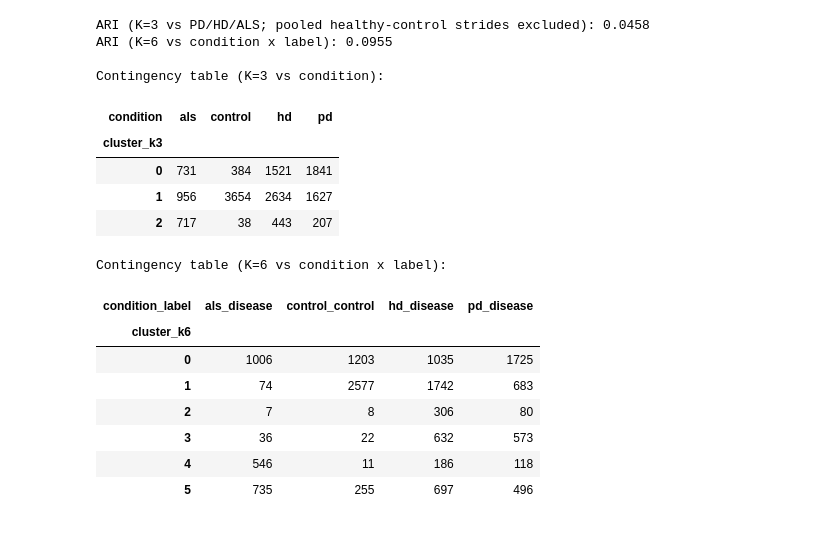
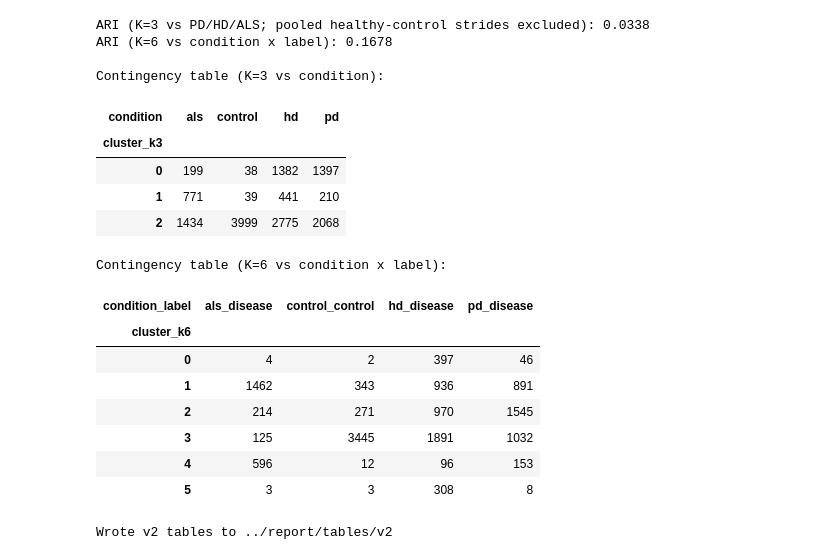
Before and after one commit to Sys-Omertosa/gait-transfer-ndd, a Jupyter notebook: notebooks/06_pca_kmeans.ipynb, the cells around one changed output. Drawn from its saved outputs; the diff is of its cells as text; code cells hidden in the pictures.

Commit message:
feat: add v2 notebooks for noise robustness and PCA-KMeans analysis, update run scripts for new output paths and structured corruption benchmarks

```diff
--- a/notebooks/06_pca_kmeans.ipynb
+++ b/notebooks/06_pca_kmeans.ipynb
@@ -38,15 +38,18 @@ matplotlib.rcParams.update({
     'ytick.labelsize': 8,
 })
 
-PROCESSED = Path('../data/processed')
-FIGURES_PDF = Path('../report/figures/pdf')
-FIGURES_PNG = Path('../report/figures/png')
+PROCESSED = Path('../data/processed/v2')
+RESULTS_V2 = Path('../experiments/results/v2')
+FIGURES_PDF = Path('../report/figures/v2/pdf')
+FIGURES_PNG = Path('../report/figures/v2/png')
+TABLES_V2 = Path('../report/tables/v2')
 FIGURES_PDF.mkdir(parents=True, exist_ok=True)
 FIGURES_PNG.mkdir(parents=True, exist_ok=True)
+TABLES_V2.mkdir(parents=True, exist_ok=True)
 
 COND_ORDER = ['pd', 'hd', 'als', 'control']
 COND_LABELS = {'pd': 'PD', 'hd': 'HD', 'als': 'ALS', 'control': 'Healthy control'}
 COND_COLORS = {'pd': '#1f77b4', 'hd': '#2ca02c', 'als': '#ff7f0e', 'control': '#7f7f7f'}
 
-print('Setup complete.')
+print(f'Setup complete. Using {len(ALL_FEATURE_COLS)} features from v2.')
 # %% [output]
@@ -54,5 +57,8 @@ Setup complete.
 # %%
-gait_df = pl.read_csv(PROCESSED / 'gait_features.csv')
+features_path = PROCESSED / 'gait_features_v2.csv'
+assert features_path.exists(), f'Missing required v2 feature matrix: {features_path}'
+
+gait_df = pl.read_csv(features_path)
 print(f'Shape: {gait_df.shape}')
 print(gait_df.select(['condition', 'label']).head())
 
@@ -69,4 +75,5 @@ print('Condition counts:')
 print(pd.Series(conditions).value_counts().sort_index())
 print('Disease/control counts:')
 print(pd.Series(labels).value_counts().sort_index())
+print(f'Feature columns used: {len(ALL_FEATURE_COLS)}')
 # %% [output]
@@ -256,41 +257,51 @@ cond_to_int = {'pd': 0, 'hd': 1, 'als': 2}
 disease_mask = np.isin(conditions, list(cond_to_int))
 y_condition = np.array([cond_to_int[c] for c in conditions[disease_mask]])
 combined_classes = pd.Categorical(cond_label).codes
 
 kmeans3 = KMeans(n_clusters=3, random_state=42, n_init=20)
 clusters3 = kmeans3.fit_predict(X_scaled)
 ari3 = adjusted_rand_score(y_condition, clusters3[disease_mask])
 
 kmeans6 = KMeans(n_clusters=6, random_state=42, n_init=20)
 clusters6 = kmeans6.fit_predict(X_scaled)
 ari6 = adjusted_rand_score(combined_classes, clusters6)
 
 print(f'ARI (K=3 vs PD/HD/ALS; pooled healthy-control strides excluded): {ari3:.4f}')
 print(f'ARI (K=6 vs condition x label): {ari6:.4f}')
 
 ct3 = pd.crosstab(pd.Series(clusters3, name='cluster_k3'), pd.Series(conditions, name='condition'))
 ct6 = pd.crosstab(pd.Series(clusters6, name='cluster_k6'), pd.Series(cond_label, name='condition_label'))
 
+ari_df = pd.DataFrame([
+    {'metric': 'ari_k3_vs_condition', 'value': float(ari3)},
+    {'metric': 'ari_k6_vs_condition_label', 'value': float(ari6)},
+])
+ari_df.to_csv(TABLES_V2 / 'pca_kmeans_ari_summary.csv', index=False)
+ct3.to_csv(TABLES_V2 / 'pca_kmeans_ct_k3_vs_condition.csv')
+ct6.to_csv(TABLES_V2 / 'pca_kmeans_ct_k6_vs_condition_label.csv')
+
 print('\nContingency table (K=3 vs condition):')
 display(ct3)
 print('\nContingency table (K=6 vs condition x label):')
 display(ct6)
+print(f'Wrote v2 tables to {TABLES_V2}')
 # %% [output]
-ARI (K=3 vs PD/HD/ALS; pooled healthy-control strides excluded): 0.0458
-ARI (K=6 vs condition x label): 0.0955
+ARI (K=3 vs PD/HD/ALS; pooled healthy-control strides excluded): 0.0338
+ARI (K=6 vs condition x label): 0.1678
 
 Contingency table (K=3 vs condition):
 | condition | als | control | hd | pd |
 | cluster_k3 |  |  |  |  |
-| 0 | 731 | 384 | 1521 | 1841 |
-| 1 | 956 | 3654 | 2634 | 1627 |
-| 2 | 717 | 38 | 443 | 207 |
+| 0 | 199 | 38 | 1382 | 1397 |
+| 1 | 771 | 39 | 441 | 210 |
+| 2 | 1434 | 3999 | 2775 | 2068 |
 Contingency table (K=6 vs condition x label):
 | condition_label | als_disease | control_control | hd_disease | pd_disease |
 | cluster_k6 |  |  |  |  |
-| 0 | 1006 | 1203 | 1035 | 1725 |
-| 1 | 74 | 2577 | 1742 | 683 |
-| 2 | 7 | 8 | 306 | 80 |
-| 3 | 36 | 22 | 632 | 573 |
-| 4 | 546 | 11 | 186 | 118 |
-| 5 | 735 | 255 | 697 | 496 |
+| 0 | 4 | 2 | 397 | 46 |
+| 1 | 1462 | 343 | 936 | 891 |
+| 2 | 214 | 271 | 970 | 1545 |
+| 3 | 125 | 3445 | 1891 | 1032 |
+| 4 | 596 | 12 | 96 | 153 |
+| 5 | 3 | 3 | 308 | 8 |
+Wrote v2 tables to ../report/tables/v2
```
Also changed, not shown: parts of 12 cells of this notebook, 46 other files.
